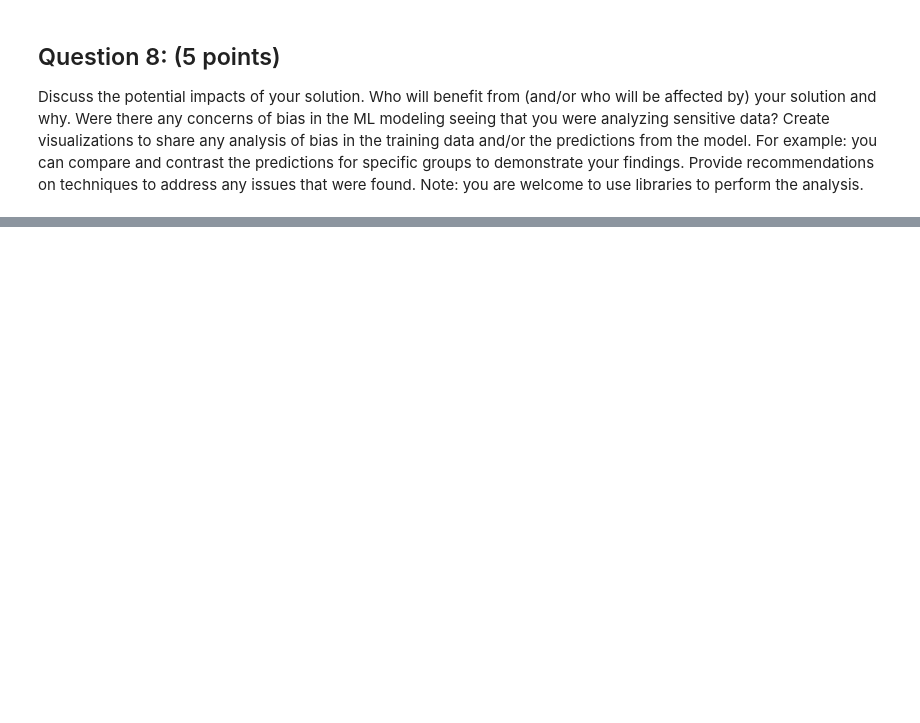
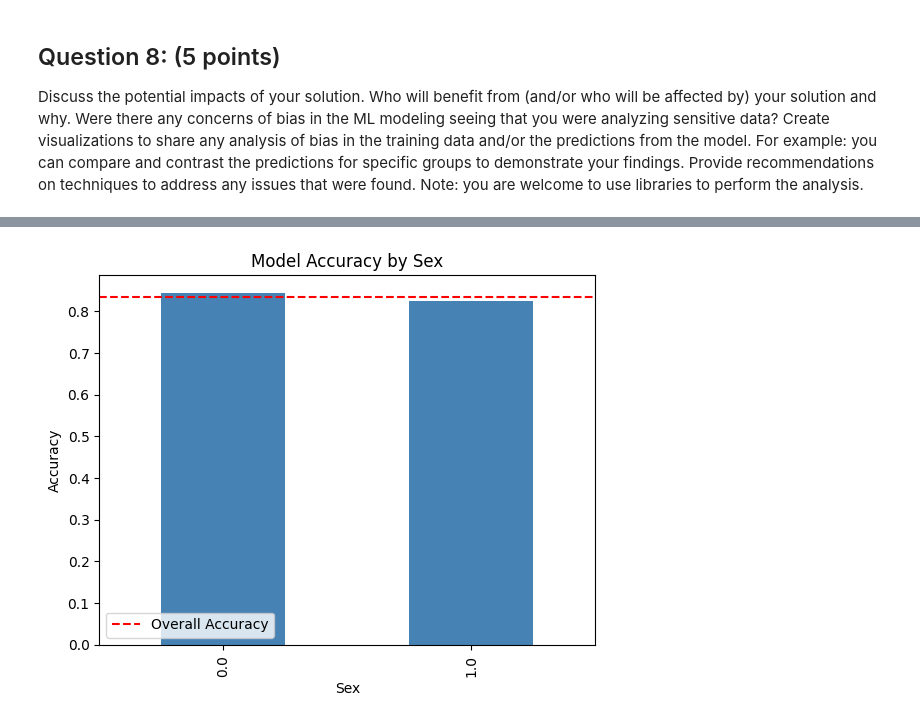
Before and after one commit to Halfgear/DS3000-group-project3, a Jupyter notebook: DS3000.Practicum3.ipynb, the cells around one changed output, grey strips where cells are left out. Cells and saved outputs as stored; diff of their text form; code cells hidden in the pictures; blank space fills up the shorter version.

```diff
--- a/DS3000.Practicum3.ipynb
+++ b/DS3000.Practicum3.ipynb
@@ -420,22 +408,16 @@ Fitting 5 folds for each of 6 candidates, totalling 30 fits
 # %%
-# SECOND: k-nearest neighbors
-# create the model
+# SECOND: K Nearest Neighbors
 knn = KNeighborsClassifier()
 
-# try with different hyper parameters
-# n_neighbors for how many nearest neighbors to vote for classification
-# weights for voting (uniform is equal vote, distance more power to closer)
 knn_args = {
-    'n_neighbors': [1, 3, 5, 7, 10, 25, 50, 75, 100, 200, 300, 1000],
+    'n_neighbors': [1, 5, 10, 50],
     'weights': ['uniform', 'distance']
 }
 
-# parameters are: model, args, cross-fold of 5, scored on accuracy, debug print
-knn_grid = GridSearchCV(knn, knn_args, cv=5, scoring='accuracy', verbose=1)
-knn_grid.fit(X_train, y_train)
+# Use GridSearchCV instead of RandomizedSearchCV
+knn_grid = GridSearchCV(knn, knn_args, cv=2, scoring='accuracy', verbose=1, n_jobs=-1)
+knn_grid.fit(X_train[:1000], y_train[:1000])
 best_knn_model = knn_grid.best_estimator_
 
-# best parameters
 print("KNN optimal Parameters:", knn_grid.best_params_)
-# cross validation score
 print("KNN optimal cross-validation:", knn_grid.best_score_)
@@ -503,0 +494,30 @@ Note: you are welcome to use libraries to perform the analysis.
+# %%
+data = pd.read_csv('diabetes_012_health_indicators_BRFSS2015.csv')
+# Ensure we have the same features as training
+X = X_test
+y_true = y_test
+
+# Generate predictions with random forest
+y_pred = best_rf_model.predict(X)
+
+results_df = pd.DataFrame({
+    'Actual_Diabetes': y_true,
+    'Predicted_Diabetes': y_pred,
+    'Sex': X_test['Sex'] if 'Sex' in X_test.columns else data.loc[X_test.index, 'Sex']
+})
+
+accuracy_by_sex = results_df.groupby('Sex').apply(
+    lambda x: np.mean(x['Actual_Diabetes'] == x['Predicted_Diabetes'])
+)
+
+# Plot
+plt.figure()
+accuracy_by_sex.plot(kind='bar', color='steelblue')
+plt.title('Model Accuracy by Sex')
+plt.xlabel('Sex')
+plt.ylabel('Accuracy')
+plt.axhline(np.mean(y_true == y_pred), color='red', linestyle='--', label='Overall Accuracy')
+plt.legend()
+plt.show()
+# %% [output]
+[figure, added]
```
Also changed, not shown: parts of 11 cells of this notebook.
